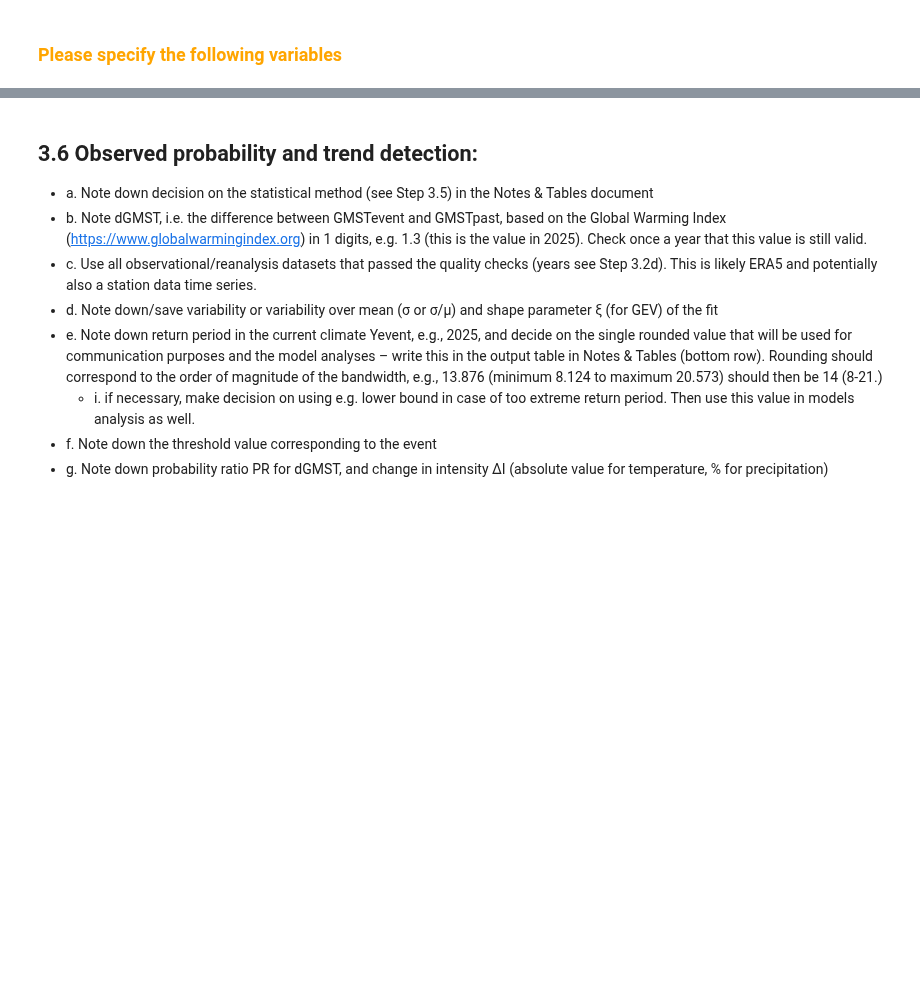
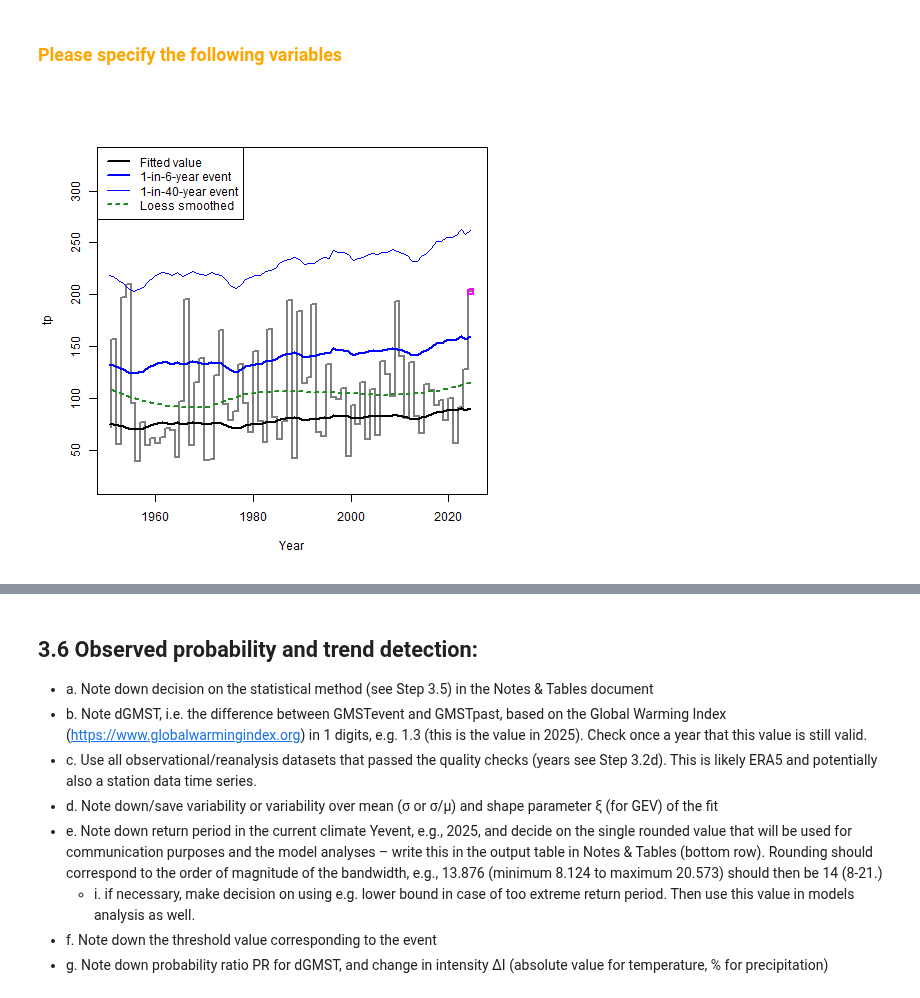
Before and after one commit to izpinto/c3s-451, a Jupyter notebook: library/C3S_TrendAnalysis_Tjerk.ipynb, the cells around one changed output, grey strips where cells are left out. Drawn from its saved outputs; the diff is of its cells as text; code cells hidden in the pictures; blank space fills up the shorter version.

Commit message:
Updated GMST

```diff
--- a/library/C3S_TrendAnalysis_Tjerk.ipynb
+++ b/library/C3S_TrendAnalysis_Tjerk.ipynb
@@ -464,0 +390,2 @@ ts_seasonal_cycle.groupby(groupby_col)[value_col].mean().reset_index()
+# %%
+gr_daily_clim = DataClient(your_api_key, beacon_cache_url='https://beacon-era5.maris.nl/').GET(parameter="Tmean", bbox=bbox, time_range=(datetime(1991, 1, 1), datetime(2020, 12, 31)), to_unit="c")
@@ -464,0 +402,8 @@ ts_seasonal_cycle.groupby(groupby_col)[value_col].mean().reset_index()
+# %%
+gr_daily_clim = gr_daily_clim.sort_values(by="valid_time")
+clim31d = calculate_climatology(gr_daily_clim, value_col="t2m", padding=15, event_date=event_end)
+studyregion = gpd.read_file(os.path.join(your_save_directory, "sf_studyregion.shp"))
+ts_clim31d_studyregion = calculate_seasonal_cycle(clim31d, studyregion, (1, 12), value_col = "t2m", datetime_col = "valid_time", event_end = event_end)[0]
+monthly_clim31d_studyregion = (ts_clim31d_studyregion.resample("M", on="valid_time")["t2m"].mean().rename_axis("valid_time").reset_index())
+monthly_clim31d_studyregion["valid_time"] = monthly_clim31d_studyregion["valid_time"].dt.to_period("M").dt.to_timestamp()
+monthly_clim31d_studyregion
@@ -464,0 +496,9 @@ ts_seasonal_cycle.groupby(groupby_col)[value_col].mean().reset_index()
+# %%
+gmst_monthly_filled = fill_missing_gmst_with_climatology(gmst_monthly, monthly_clim31d_studyregion)
+gmst_yearly = gmst_monthly_filled.groupby(gmst_monthly_filled["valid_time"].dt.year)["t2m"].mean().reset_index()
+# calculate the rolling mean Rolling windows of 4 years or should we take 5 years?, taking 2 years before, same year, ad 1 year after
+#For last year it take 2 years before and same year
+gmst_yearly_rolled = calculate_rolling_window(gdf=gmst_yearly, value_col="t2m", datetime_col="valid_time", window=4, min_periods=2, centering=True, method="mean")
+gmst_yearly_rolled_subset = subset_gdf(gdf=gmst_yearly_rolled, datetime_col="valid_time", date_range=(year_range[0], year_range[1]))
+gmst_yearly_rolled_subset = gmst_yearly_rolled_subset.rename(columns={"valid_time": "year"})
+gmst_yearly_rolled_subset
@@ -487,0 +576,8 @@ merged_t2m_gmst_anomaly
+# %%
+merged_t2m_gmst = pd.merge(ts_ann_studyregion_subset, gmst_yearly_rolled_subset, left_on="year", right_on="year", how="inner")
+# calculate anomaly relative to event year
+ref_val = merged_t2m_gmst.loc[merged_t2m_gmst["year"] == event_year, "t2m"].values[0]
+merged_t2m_gmst_anomaly = merged_t2m_gmst.copy()
+merged_t2m_gmst_anomaly["gmst"] = merged_t2m_gmst_anomaly["t2m"] - ref_val
+merged_t2m_gmst_anomaly.to_csv("../data/gmst_t2m.csv", index=False)
+merged_t2m_gmst_anomaly
@@ -523,9 +633,11 @@ cov_counterfactual <- data.frame(gmst = df$gmst[df$year == event_year] - cooling
 # %%
 %%R
 
 # what does the fitted trend look like over time?
 # `add_loess = T` will add a nonparametric smoother - use this to check whether the fitted model captures the observed trend
-plot_trend(mdl, add_loess = T, ylim = c(20,160))
+plot_trend(mdl, add_loess = T, ylim = c(20,330))
+# %% [output]
+[figure, added]
 # %%
 %%R
 # what does the fitted trend look like vs GMST?
```
Also changed, not shown: parts of 28 cells of this notebook.
